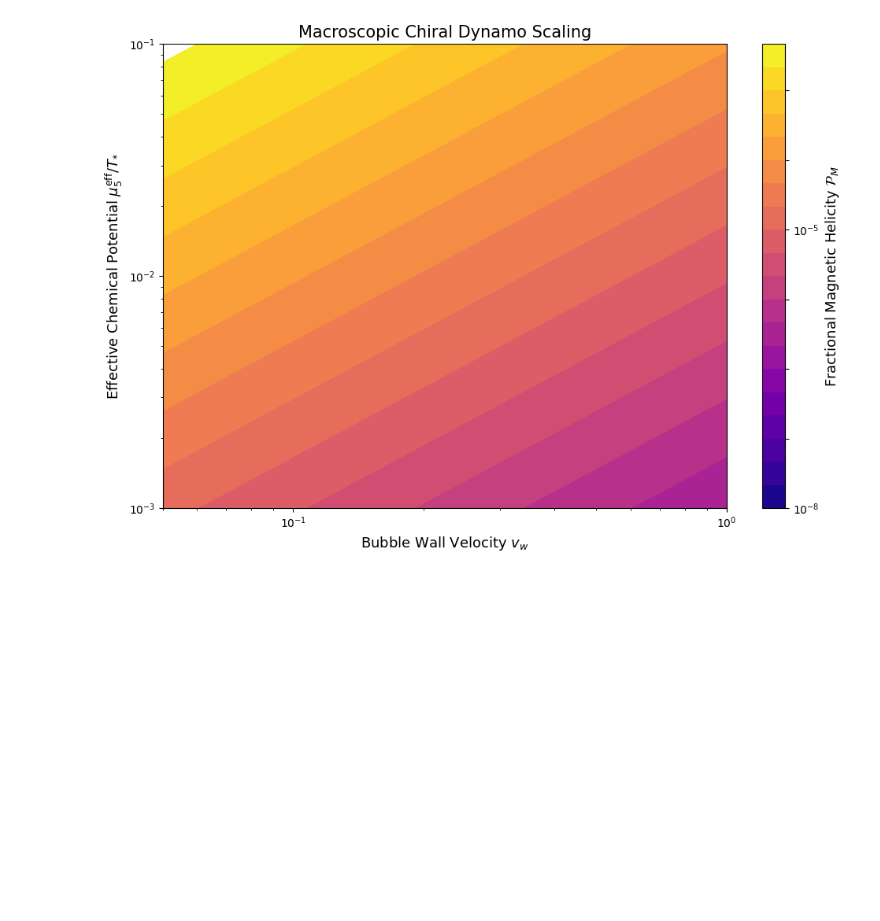
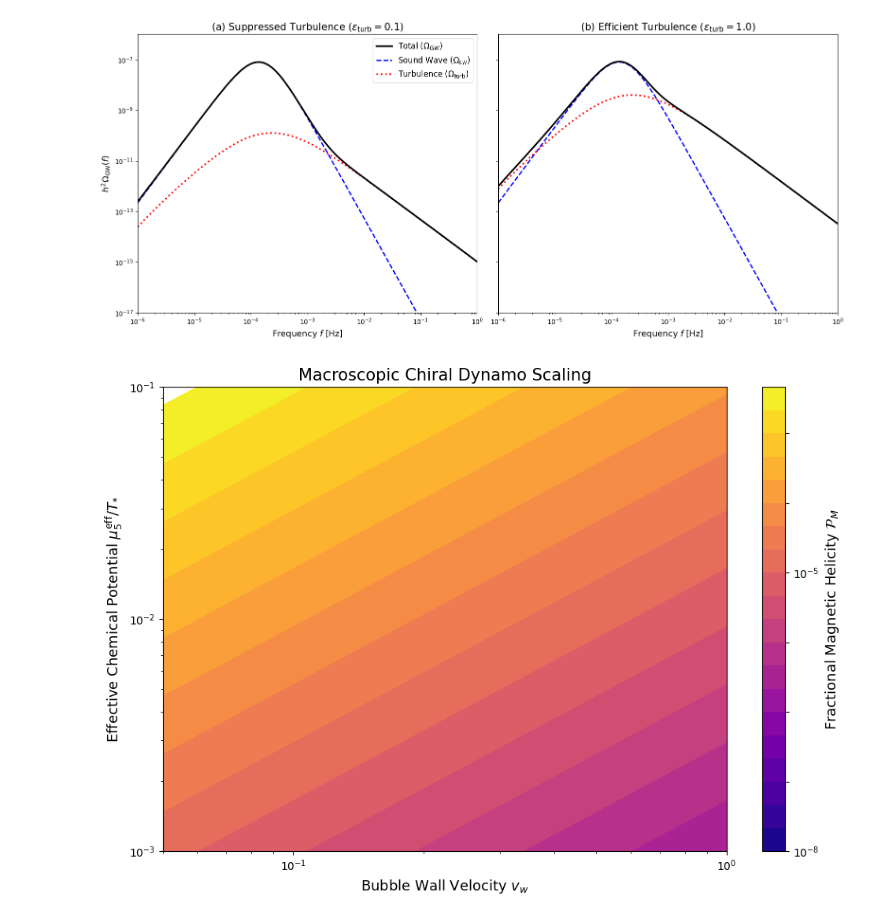
Before and after one commit to ckkyue/Chiral-GW, a Jupyter notebook: notebooks/chirality.ipynb, the cells around one changed output. Saved outputs shown, nothing was run; the diff lists cells and outputs as text; code cells hidden in the pictures; blank space fills up the shorter version.

```diff
--- a/notebooks/chirality.ipynb
+++ b/notebooks/chirality.ipynb
@@ -519 +518,73 @@ plt.show()
+# %%
+# Figure 7.2: Component Decomposition for Ultra-strong Benchmark (1x2 Panel Layout)
+
+# Create a 1x2 panel figure for the decomposition
+fig, axes = plt.subplots(1, 2, figsize=(16, 7), sharey=True)
+
+# Common frequency axis
+f_axis = np.logspace(-6, 2, 500)
+
+# Setup the two cases for the loop
+eps_turb_values = [0.1, 1.0]
+panel_titles = [r"(a) Suppressed Turbulence ($\epsilon_{\rm turb} = 0.1$)",
+                r"(b) Efficient Turbulence ($\epsilon_{\rm turb} = 1.0$)"]
+
+for ax, eps_turb, title in zip(axes, eps_turb_values, panel_titles):
+
+    # --- PLOT COMPONENTS FOR ULTRA-STRONG BENCHMARK ---
+    for bp in bps_fopt:
+        # Filter to only plot the Ultra-strong benchmark
+        if "Ultra-strong" not in bp["label"]:
+            continue
+
+        # Calculate peak frequency and amplitude for the sound wave channel
+        f_peak_s = calc_f_peak(bp["beta_H_star"], bp["v_w"], channel="s")
+        h2omega_peak_s = calc_h2omega_peak(bp["alpha"], bp["beta_H_star"], bp["v_w"], channel="s")
+
+        # Generate the sound wave spectrum
+        h2omega_s = h2omega_peak_s * calc_spectral_shape(f_axis, f_peak_s, channel="s")
+
+        # Calculate peak frequency and amplitude for the turbulence channel (Dependent on eps_turb)
+        f_peak_t = calc_f_peak(bp["beta_H_star"], bp["v_w"], channel="t")
+        h2omega_peak_t = calc_h2omega_peak(bp["alpha"], bp["beta_H_star"], bp["v_w"], channel="t", eps_turb=eps_turb)
+
+        # Generate the turbulence spectrum
+        h2omega_t = h2omega_peak_t * calc_spectral_shape(f_axis, f_peak_t, channel="t", h_star=calc_h_star())
+
+        # Total GW spectrum
+        h2omega_gw = h2omega_s + h2omega_t
+
+        # Plot individual components
+        ax.loglog(f_axis, h2omega_gw, label=r"Total ($\Omega_{\rm GW}$)", color="black", linestyle="-", lw=2.5, zorder=3)
+        ax.loglog(f_axis, h2omega_s, label=r"Sound Wave ($\Omega_{\rm sw}$)", color="blue", linestyle="--", lw=2.0, zorder=2)
+        ax.loglog(f_axis, h2omega_t, label=r"Turbulence ($\Omega_{\rm turb}$)", color="red", linestyle=":", lw=2.5, zorder=2)
+
+        # Break after plotting the ultra-strong benchmark
+        break
+
+    # --- FORMATTING ---
+    ax.set_title(title, fontsize=15)
+    ax.set_xlabel(r"Frequency $f$ [Hz]", fontsize=13)
+
+    # Set limits
+    ax.set_xlim(1e-6, 1e0)
+    ax.set_ylim(1e-17, 1e-6)
+
+    if ax == axes[0]:
+        # Add the ylabel and legend to the leftmost plot
+        ax.set_ylabel(r"$h^2 \Omega_{\rm GW}(f)$", fontsize=13)
+        ax.legend(fontsize=12, loc="upper right")
+
+# Adjust the layout
+fig.tight_layout()
+
+# Save the figure
+outpath = PROJECT_ROOT / "figures" / "gw_components_ultrastrong.pdf"
+outpath.parent.mkdir(parents=True, exist_ok=True)
+if not outpath.exists():
+    fig.savefig(outpath, dpi=300)
+
+plt.show()
+# %% [output]
+[figure, added]
 # %%
```
Also changed, not shown: parts of 5 cells of this notebook.
